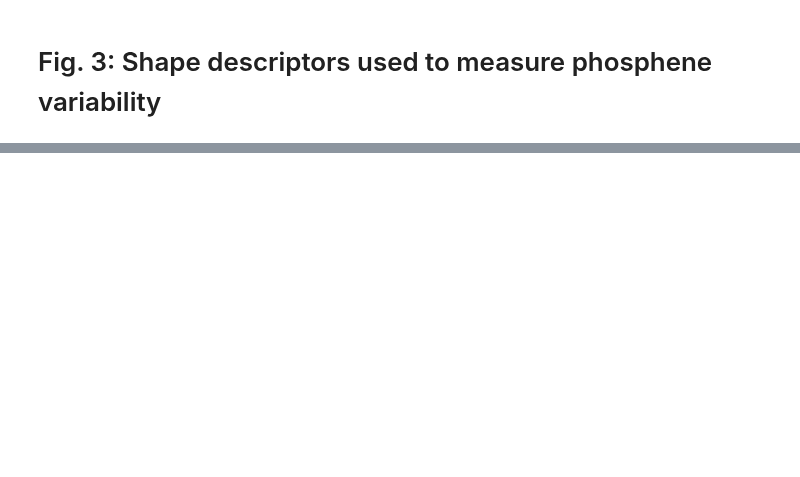
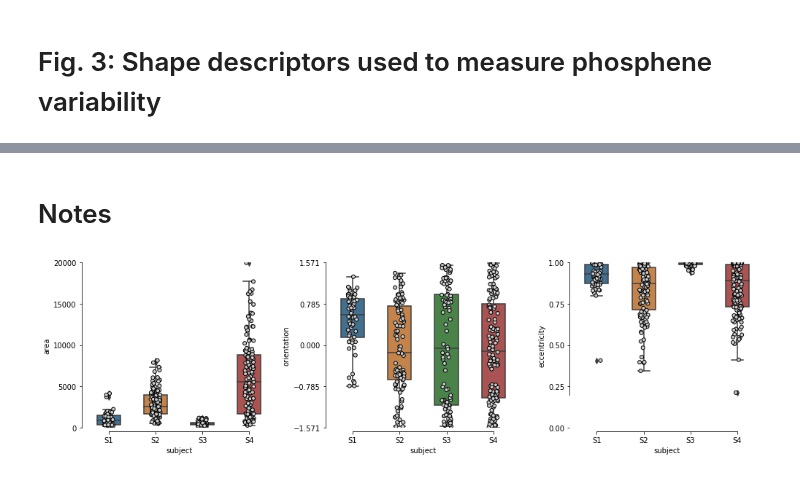
Before and after one commit to VisCog/ArgusShapes, a Jupyter notebook: figures/fig3-shape-descriptors.ipynb, the cells around one changed output, grey strips where cells are left out. Saved outputs shown, nothing was run; the diff lists cells and outputs as text; code cells hidden in the pictures; blank space fills up the shorter version.

```diff
--- a/figures/fig3-shape-descriptors.ipynb
+++ b/figures/fig3-shape-descriptors.ipynb
@@ -79,0 +78,16 @@ fig.savefig('fig3-shape-descriptors.eps')
+# %% [markdown]
+# Notes
+# %%
+fig, axes = plt.subplots(nrows=1, ncols=len(descriptors), sharex=True, figsize=(14, 4))
+ylimits = [[0, 20000], [-np.pi/2, np.pi/2], [0, 1]]
+for ax, desc, ylim in zip(axes, descriptors, ylimits):
+    sns.boxplot(y=desc, x="subject", data=Xy.sort_values('subject').reset_index(drop=True),
+                ax=ax, width=0.5, saturation=0.5)
+    sns.stripplot(y=desc, x="subject", data=Xy.sort_values('subject').reset_index(drop=True),
+                  ax=ax, color=".8", edgecolor='k', linewidth=1)
+    sns.despine(offset=5, trim=True)
+    ax.set_ylim(*ylim)
+    ax.set_yticks(np.linspace(*ylim, num=5))
+fig.tight_layout()
+# %% [output]
+[figure, added]
```
Also changed, not shown: parts of 9 cells of this notebook.
